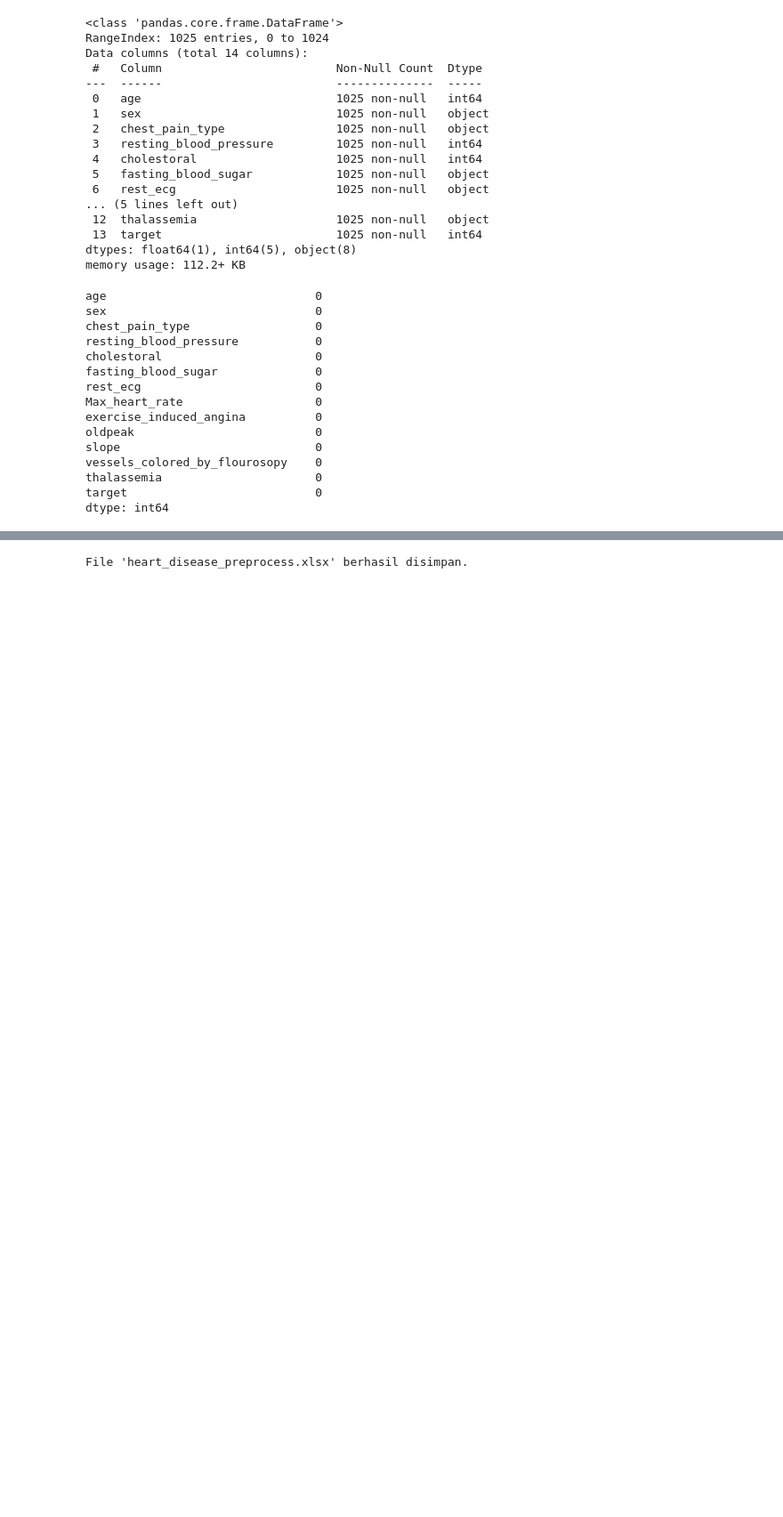
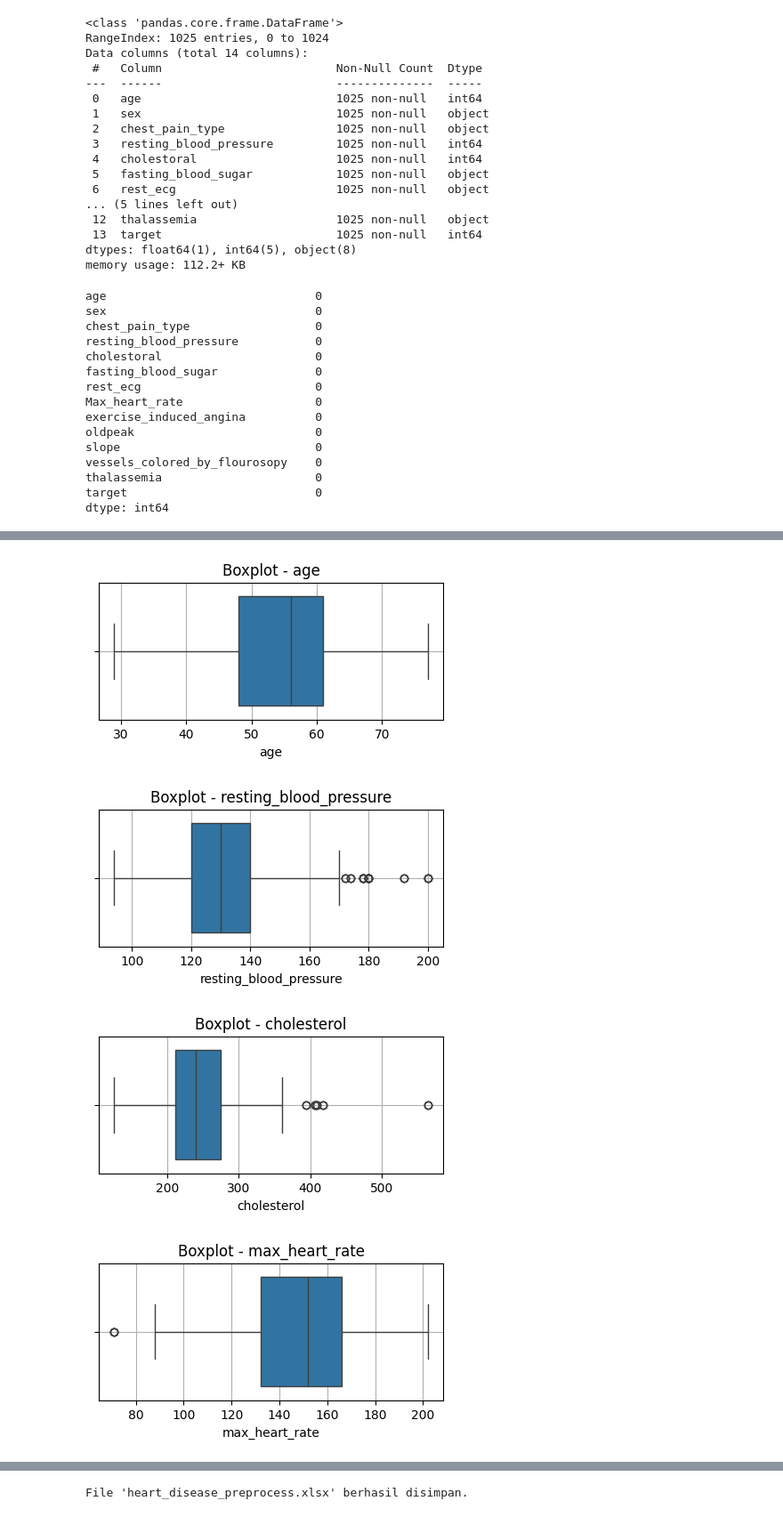
Before and after one commit to naulikhalila/HeartDisease, a Jupyter notebook: heart_disease_analysis.ipynb, the cells around one changed output, grey strips where cells are left out. Shown at 89% size. Cells and saved outputs as stored; diff of their text form; code cells hidden in the pictures; blank space fills up the shorter version.

```diff
--- a/heart_disease_analysis.ipynb
+++ b/heart_disease_analysis.ipynb
@@ -65,0 +79,15 @@ dtype: int64
+# %%
+import seaborn as sns
+import matplotlib.pyplot as plt
+
+for col in ['age', 'resting_blood_pressure', 'cholesterol', 'max_heart_rate', 'oldpeak']:
+    plt.figure(figsize=(5, 2))
+    sns.boxplot(x=df[col])
+    plt.title(f'Boxplot - {col}')
+    plt.grid(True)
+    plt.show()
+# %% [output]
+[figure, added]
+[figure, added]
+[figure, added]
+[figure, added]
```
Also changed, not shown: parts of 11 cells of this notebook, 3 other files.
